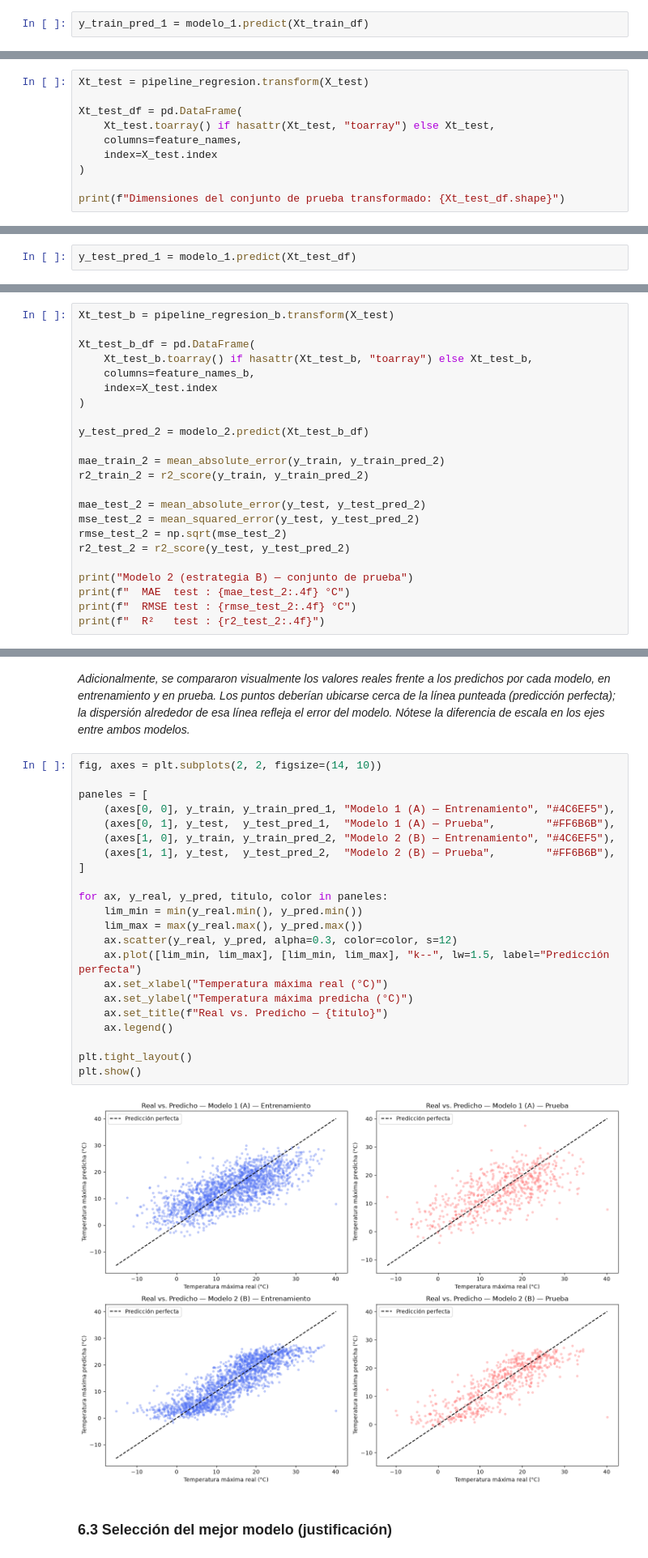
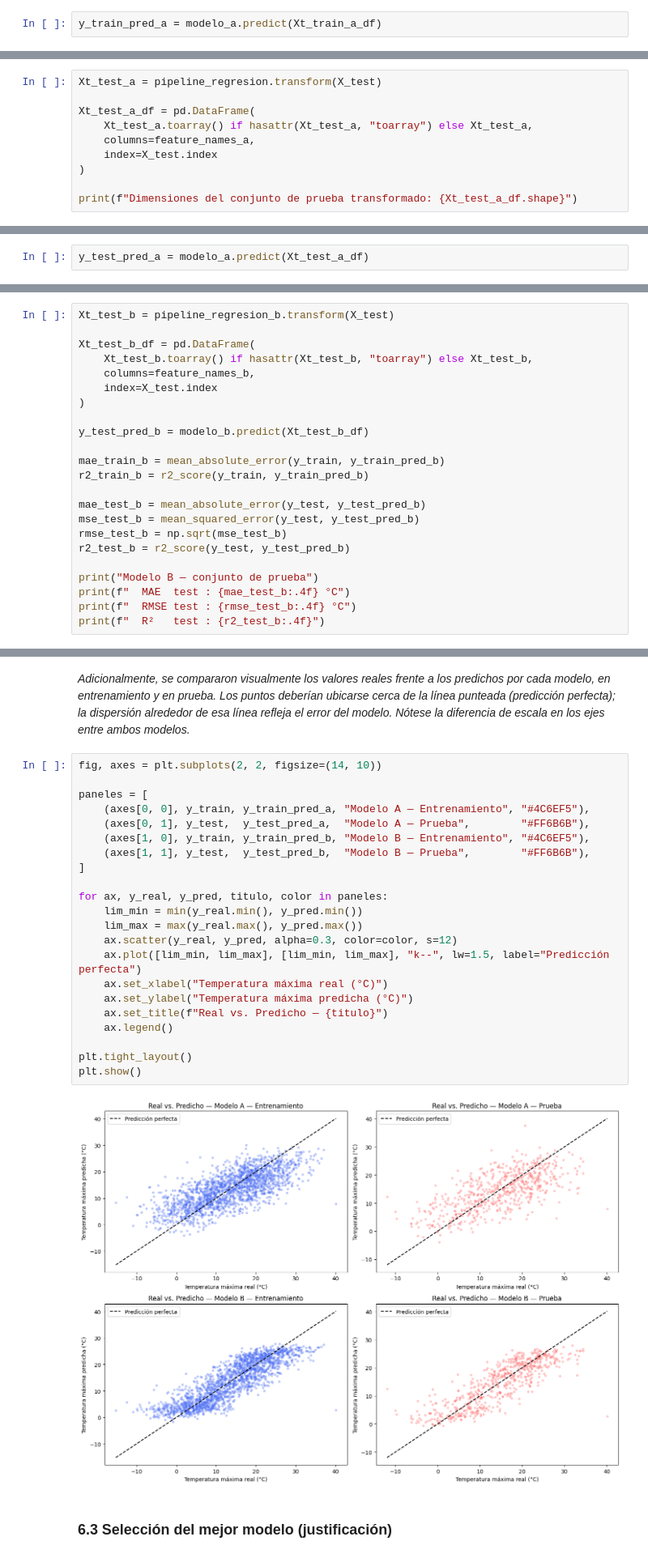
Before and after one commit to LucasValbuena1/LAB1-ML, a Jupyter notebook: laboratorio1.ipynb, the cells around one changed output, grey strips where cells are left out. Shown at 81% size. Cells and saved outputs as stored; diff of their text form.

```diff
--- a/laboratorio1.ipynb
+++ b/laboratorio1.ipynb
@@ -772,7 +774,7 @@ LinearRegression()
 # %% [markdown]
 *A continuación, se solicitó al modelo que generara las predicciones sobre el conjunto de entrenamiento.*
 # %%
-y_train_pred_1 = modelo_1.predict(Xt_train_df)
+y_train_pred_a = modelo_a.predict(Xt_train_a_df)
 # %% [markdown]
 **Root Mean Squared Error (RMSE)**
 
@@ -854,19 +856,19 @@ RMSE train — Modelo 2 (estrategia B, 11 columnas): 4.6449 °C
 # %% [markdown]
 *Se transformó el conjunto de prueba con `pipeline_regresion.transform(X_test)`, que aplica las transformaciones aprendidas en la fase de entrenamiento. En esta etapa se emplea exclusivamente `.transform()`, ya que los pasos de preparación no se vuelven a ajustar con el test.*
 # %%
-Xt_test = pipeline_regresion.transform(X_test)
+Xt_test_a = pipeline_regresion.transform(X_test)
 
-Xt_test_df = pd.DataFrame(
-    Xt_test.toarray() if hasattr(Xt_test, "toarray") else Xt_test,
-    columns=feature_names,
+Xt_test_a_df = pd.DataFrame(
+    Xt_test_a.toarray() if hasattr(Xt_test_a, "toarray") else Xt_test_a,
+    columns=feature_names_a,
     index=X_test.index
 )
 
-print(f"Dimensiones del conjunto de prueba transformado: {Xt_test_df.shape}")
+print(f"Dimensiones del conjunto de prueba transformado: {Xt_test_a_df.shape}")
 # %% [output]
 Dimensiones del conjunto de prueba transformado: (615, 95)
 # %% [markdown]
 *Se utilizó el modelo para predecir sobre el conjunto de prueba y se calcularon las tres métricas.*
 # %%
-y_test_pred_1 = modelo_1.predict(Xt_test_df)
+y_test_pred_a = modelo_a.predict(Xt_test_a_df)
 # %%
@@ -898,18 +900,18 @@ Xt_test_b_df = pd.DataFrame(
     index=X_test.index
 )
 
-y_test_pred_2 = modelo_2.predict(Xt_test_b_df)
+y_test_pred_b = modelo_b.predict(Xt_test_b_df)
 
-mae_train_2 = mean_absolute_error(y_train, y_train_pred_2)
-r2_train_2 = r2_score(y_train, y_train_pred_2)
+mae_train_b = mean_absolute_error(y_train, y_train_pred_b)
+r2_train_b = r2_score(y_train, y_train_pred_b)
 
-mae_test_2 = mean_absolute_error(y_test, y_test_pred_2)
-mse_test_2 = mean_squared_error(y_test, y_test_pred_2)
-rmse_test_2 = np.sqrt(mse_test_2)
-r2_test_2 = r2_score(y_test, y_test_pred_2)
+mae_test_b = mean_absolute_error(y_test, y_test_pred_b)
+mse_test_b = mean_squared_error(y_test, y_test_pred_b)
+rmse_test_b = np.sqrt(mse_test_b)
+r2_test_b = r2_score(y_test, y_test_pred_b)
 
-print("Modelo 2 (estrategia B) — conjunto de prueba")
-print(f"  MAE  test : {mae_test_2:.4f} °C")
-print(f"  RMSE test : {rmse_test_2:.4f} °C")
-print(f"  R²   test : {r2_test_2:.4f}")
+print("Modelo B — conjunto de prueba")
+print(f"  MAE  test : {mae_test_b:.4f} °C")
+print(f"  RMSE test : {rmse_test_b:.4f} °C")
+print(f"  R²   test : {r2_test_b:.4f}")
 # %% [output]
@@ -983,27 +987,27 @@ Lo notable es que el Modelo 2 logra esto con **11 columnas frente a 95**. No se
 # %%
 fig, axes = plt.subplots(2, 2, figsize=(14, 10))
 
 paneles = [
-    (axes[0, 0], y_train, y_train_pred_1, "Modelo 1 (A) — Entrenamiento", "#4C6EF5"),
-    (axes[0, 1], y_test,  y_test_pred_1,  "Modelo 1 (A) — Prueba",        "#FF6B6B"),
-    (axes[1, 0], y_train, y_train_pred_2, "Modelo 2 (B) — Entrenamiento", "#4C6EF5"),
-    (axes[1, 1], y_test,  y_test_pred_2,  "Modelo 2 (B) — Prueba",        "#FF6B6B"),
+    (axes[0, 0], y_train, y_train_pred_a, "Modelo A — Entrenamiento", "#4C6EF5"),
+    (axes[0, 1], y_test,  y_test_pred_a,  "Modelo A — Prueba",        "#FF6B6B"),
+    (axes[1, 0], y_train, y_train_pred_b, "Modelo B — Entrenamiento", "#4C6EF5"),
+    (axes[1, 1], y_test,  y_test_pred_b,  "Modelo B — Prueba",        "#FF6B6B"),
 ]
 
 for ax, y_real, y_pred, titulo, color in paneles:
     lim_min = min(y_real.min(), y_pred.min())
     lim_max = max(y_real.max(), y_pred.max())
     ax.scatter(y_real, y_pred, alpha=0.3, color=color, s=12)
     ax.plot([lim_min, lim_max], [lim_min, lim_max], "k--", lw=1.5, label="Predicción perfecta")
     ax.set_xlabel("Temperatura máxima real (°C)")
     ax.set_ylabel("Temperatura máxima predicha (°C)")
     ax.set_title(f"Real vs. Predicho — {titulo}")
     ax.legend()
 
 plt.tight_layout()
 plt.show()
 # %% [output]
-[figure, old version]
+[figure, new version]
 # %% [markdown]
 ### 6.3 Selección del mejor modelo (justificación)
 # %% [markdown]
```
Also changed, not shown: parts of 58 cells of this notebook.
